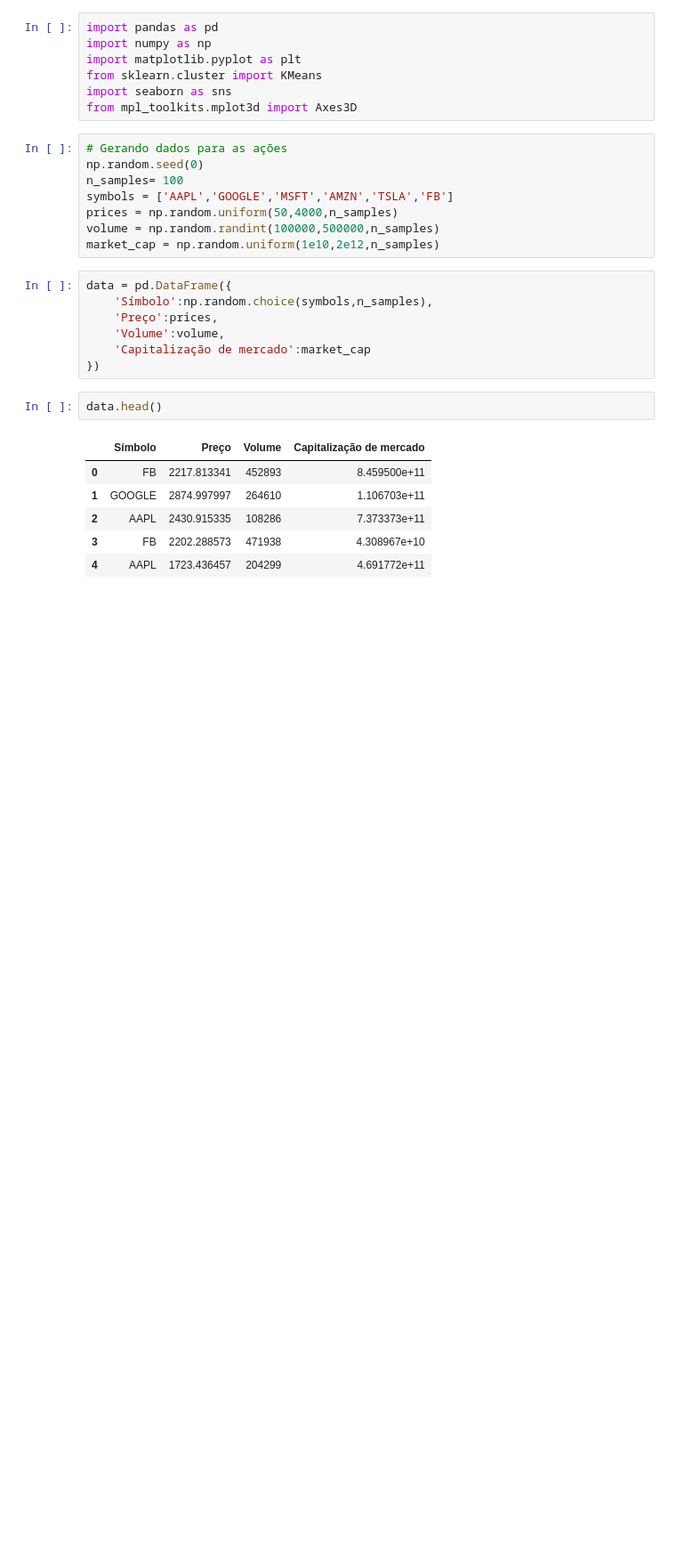
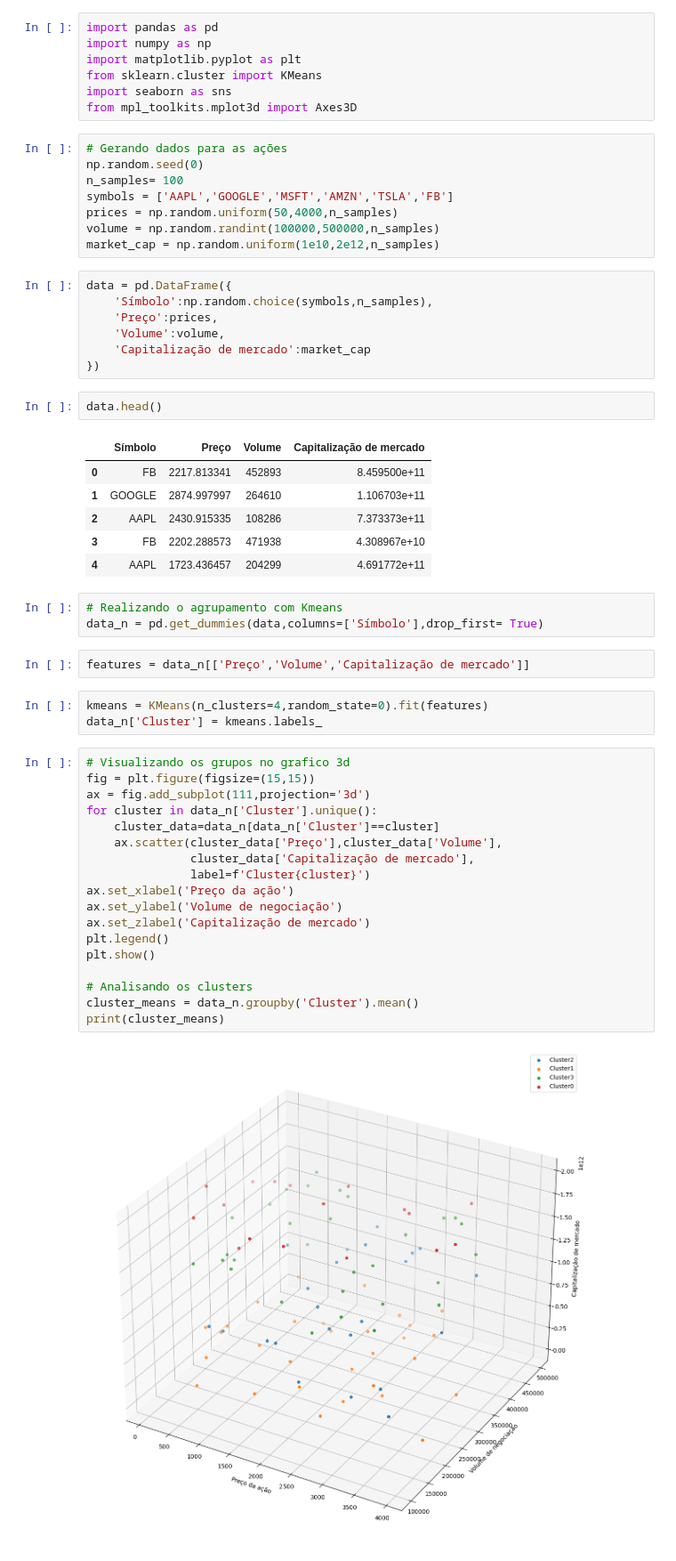
Before and after one commit to danielvieira95/Intelig-ncia-Artificial-e-Big-Data--2-2024, a Jupyter notebook: TurmaB/Aula16/codigo2.ipynb, the cells around one changed output. Shown at 89% size. Cells and saved outputs as stored; diff of their text form; blank space fills up the shorter version.

```diff
--- a/TurmaB/Aula16/codigo2.ipynb
+++ b/TurmaB/Aula16/codigo2.ipynb
@@ -29,3 +29,31 @@ data.head()
 | 2 | AAPL | 2430.915335 | 108286 | 7.373373e+11 |
 | 3 | FB | 2202.288573 | 471938 | 4.308967e+10 |
 | 4 | AAPL | 1723.436457 | 204299 | 4.691772e+11 |
+# %%
+# Realizando o agrupamento com Kmeans
+data_n = pd.get_dummies(data,columns=['Símbolo'],drop_first= True)
+# %%
+features = data_n[['Preço','Volume','Capitalização de mercado']]
+# %%
+kmeans = KMeans(n_clusters=4,random_state=0).fit(features)
+data_n['Cluster'] = kmeans.labels_
+# %%
+# Visualizando os grupos no grafico 3d
+fig = plt.figure(figsize=(15,15))
+ax = fig.add_subplot(111,projection='3d')
+for cluster in data_n['Cluster'].unique():
+    cluster_data=data_n[data_n['Cluster']==cluster]
+    ax.scatter(cluster_data['Preço'],cluster_data['Volume'],
+               cluster_data['Capitalização de mercado'],
+               label=f'Cluster{cluster}')
+ax.set_xlabel('Preço da ação')
+ax.set_ylabel('Volume de negociação')
+ax.set_zlabel('Capitalização de mercado')
+plt.legend()
+plt.show()
+
+# Analisando os clusters
+cluster_means = data_n.groupby('Cluster').mean()
+print(cluster_means)
+# %% [output]
+[figure, added]
```
Also changed, not shown: parts of 2 cells of this notebook.
